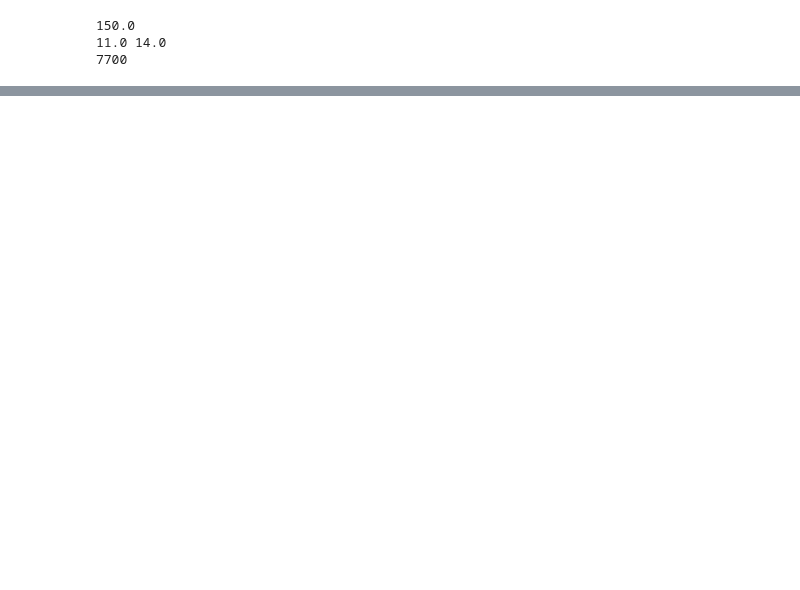
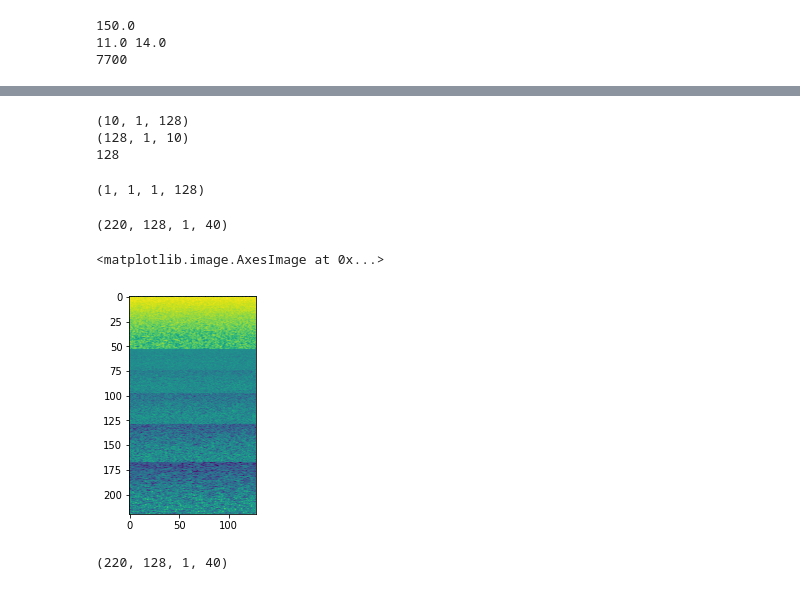
Before and after one commit to RerRayne/bc_learning_pytorch, a Jupyter notebook: esc_example.ipynb, the cells around one changed output, grey strips where cells are left out. Cells and saved outputs as stored; diff of their text form; code cells hidden in the pictures; blank space fills up the shorter version.

Commit message:
a bit modified dataset, Scattering class

```diff
--- a/esc_example.ipynb
+++ b/esc_example.ipynb
@@ -51,0 +94,58 @@ print(11*14*50)
+# %%
+a = np.random.normal(size = (10, 1, 1, 128))
+c = a[:,-1,:,:]
+print(c.shape)
+b = c.T
+print(b.shape)
+
+print((c[1,:,:]==b[:,:,1]).sum())
+
+d = np.random.normal(size = ( 1, 1, 128))
+d = d.reshape((-1, 1, 1, 128))
+d.shape
+# %% [output]
+(10, 1, 128)
+(128, 1, 10)
+128
+(1, 1, 1, 128)
+# %%
+# Set size of averaging window T, and signal length N
+T = 2**10
+N = 2**16
+
+# Set filter bank options
+filt_opt_bank = [FiltOptions(Q = 8, T = T,
+                          filter_type = 'morlet_1d',
+                          boundary = 'symm'),
+             FiltOptions(Q = 1, T = T,
+                          filter_type = 'morlet_1d',
+                          boundary = 'symm')]
+# Set scattering options
+scat_opt = ScatOptions()
+scat_opt.M = 2
+
+# Create filter bank
+Wop, bank  = wavelet_factory_1d(N, filt_opt_bank, scat_opt)
+# %%
+K = 40
+x = np.random.normal(size = (N, 1, K))
+
+S, _ = scat(x, Wop)
+# %%
+S_log_renorm = log_scat(renorm_scat(S))
+S_converted = concatenate_freq(S_log_renorm)
+# %%
+S_stacked = stack_scat(S_converted)
+S_stacked.shape
+# %% [output]
+(220, 128, 1, 40)
+# %%
+plt.imshow(S_stacked[:,:,0,0])
+# %% [output]
+<matplotlib.image.AxesImage at 0x...>
+[figure, added]
+# %%
+S_table, _ = format_scat(S_log_renorm, format_type = 'table')
+print(S_table.shape)
+# %% [output]
+(220, 128, 1, 40)
```
Also changed, not shown: parts of 11 cells of this notebook, 9 other files.
